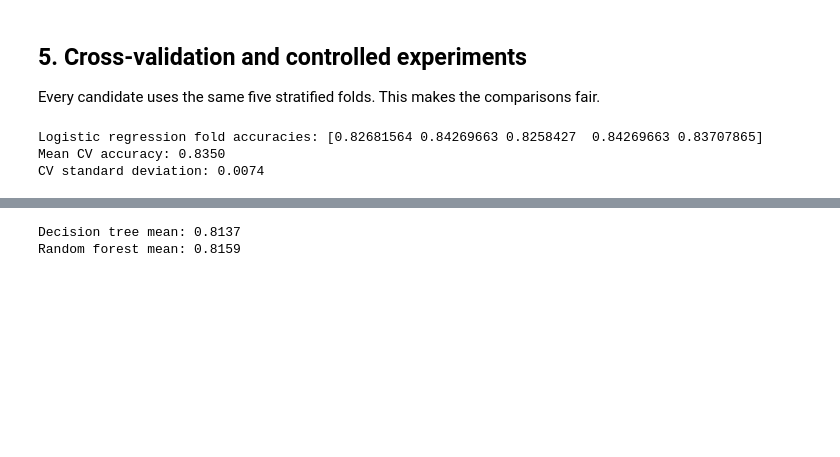
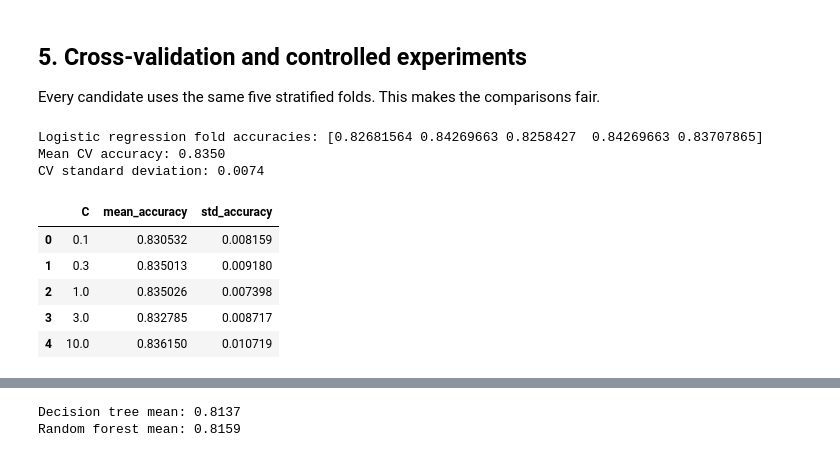
Before and after one commit to Shamil-lateef/titanic-kaggle, a Jupyter notebook: main.ipynb, the cells around one changed output, grey strips where cells are left out. Saved outputs shown, nothing was run; the diff lists cells and outputs as text; code cells hidden in the pictures; blank space fills up the shorter version.

```diff
--- a/main.ipynb
+++ b/main.ipynb
@@ -279,3 +281,33 @@ print(f"CV standard deviation: {logistic_scores.std():.4f}")
 Logistic regression fold accuracies: [0.82681564 0.84269663 0.8258427  0.84269663 0.83707865]
 Mean CV accuracy: 0.8350
 CV standard deviation: 0.0074
+# %%
+from sklearn.base import clone
+
+c_values = [0.1, 0.3, 1, 3, 10]
+c_results = []
+
+for c in c_values:
+    c_model = clone(model)
+    c_model.set_params(classifier__C=c)
+
+    scores = cross_val_score(
+        c_model, X, y, cv=cv, scoring="accuracy"
+    )
+
+    c_results.append(
+        {
+            "C": c,
+            "mean_accuracy": scores.mean(),
+            "std_accuracy": scores.std(),
+        }
+    )
+
+pd.DataFrame(c_results)
+# %% [output]
+|  | C | mean_accuracy | std_accuracy |
+| 0 | 0.1 | 0.830532 | 0.008159 |
+| 1 | 0.3 | 0.835013 | 0.009180 |
+| 2 | 1.0 | 0.835026 | 0.007398 |
+| 3 | 3.0 | 0.832785 | 0.008717 |
+| 4 | 10.0 | 0.836150 | 0.010719 |
```
Also changed, not shown: parts of 9 cells of this notebook, 1 other file.
